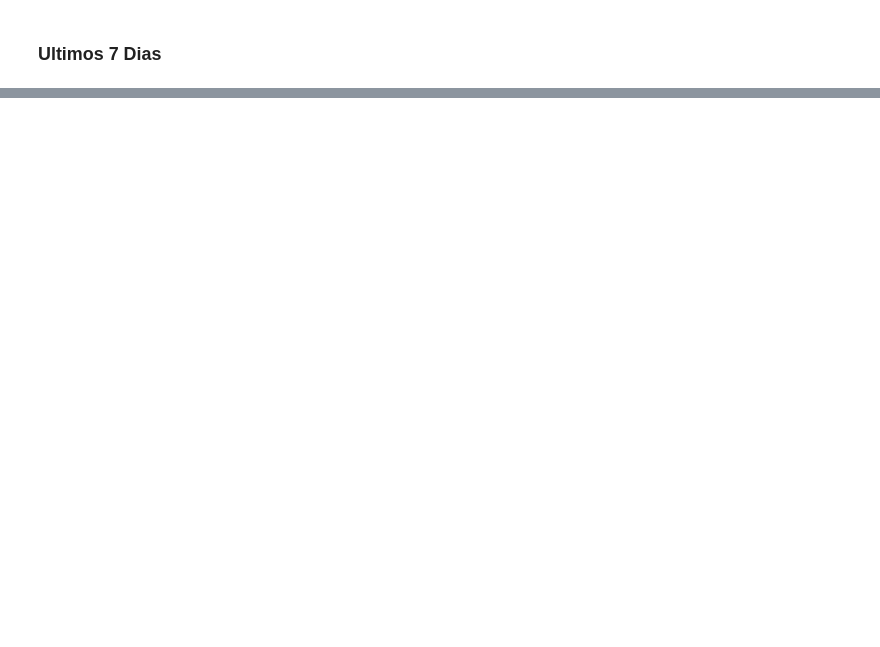
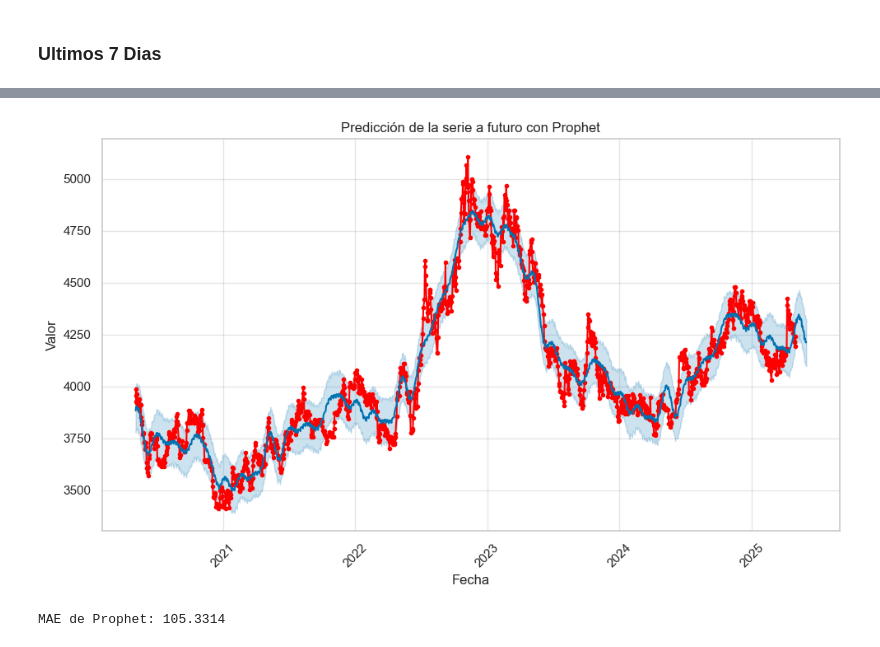
Before and after one commit to santiloc-hub/Proyecto_TRM_Dolar, a Jupyter notebook: Notebooks/02_Entrenamiento_Modelo.ipynb, the cells around one changed output, grey strips where cells are left out. Cells and saved outputs as stored; diff of their text form; code cells hidden in the pictures; blank space fills up the shorter version.

```diff
--- a/Notebooks/02_Entrenamiento_Modelo.ipynb
+++ b/Notebooks/02_Entrenamiento_Modelo.ipynb
@@ -577,0 +677,33 @@ plt.show()
+# %%
+
+from prophet import Prophet
+
+
+# Crear un nuevo DataFrame para Prophet
+df_prophet = df_model[['Date', 'Close_COP=X']].rename(columns={'Date': 'ds', 'Close_COP=X': 'y'})
+# %%
+#Ingresar Datos al modelo
+model_prophet = Prophet()
+model_prophet.fit(df_prophet)
+
+# Crear un DataFrame para las fechas futuras
+future = model_prophet.make_future_dataframe(periods=30)  # 30 días en el futuro
+# Realizar la predicción
+forecast = model_prophet.predict(future)
+# Graficar los resultados
+fig = model_prophet.plot(forecast)
+ax = fig.gca()
+ax.lines[0].set_color("red")
+ax.lines[0].set_linestyle("-")  # Cambiar a línea continua
+plt.title("Predicción de la serie a futuro con Prophet")
+plt.xlabel("Fecha")
+plt.ylabel("Valor")
+plt.grid(True)
+plt.xticks(rotation=45)
+plt.tight_layout()
+plt.show()
+# Calcular el MAE
+from sklearn.metrics import mean_absolute_error
+mae_prophet = mean_absolute_error(df_prophet['y'][-30:], forecast['yhat'][-30:])
+print(f"MAE de Prophet: {mae_prophet:.4f}")
+# %% [output]
@@ -577,0 +712,2 @@ plt.show()
+[figure, added]
+MAE de Prophet: 105.3314
```
Also changed, not shown: parts of 20 cells of this notebook, 1 other file.
